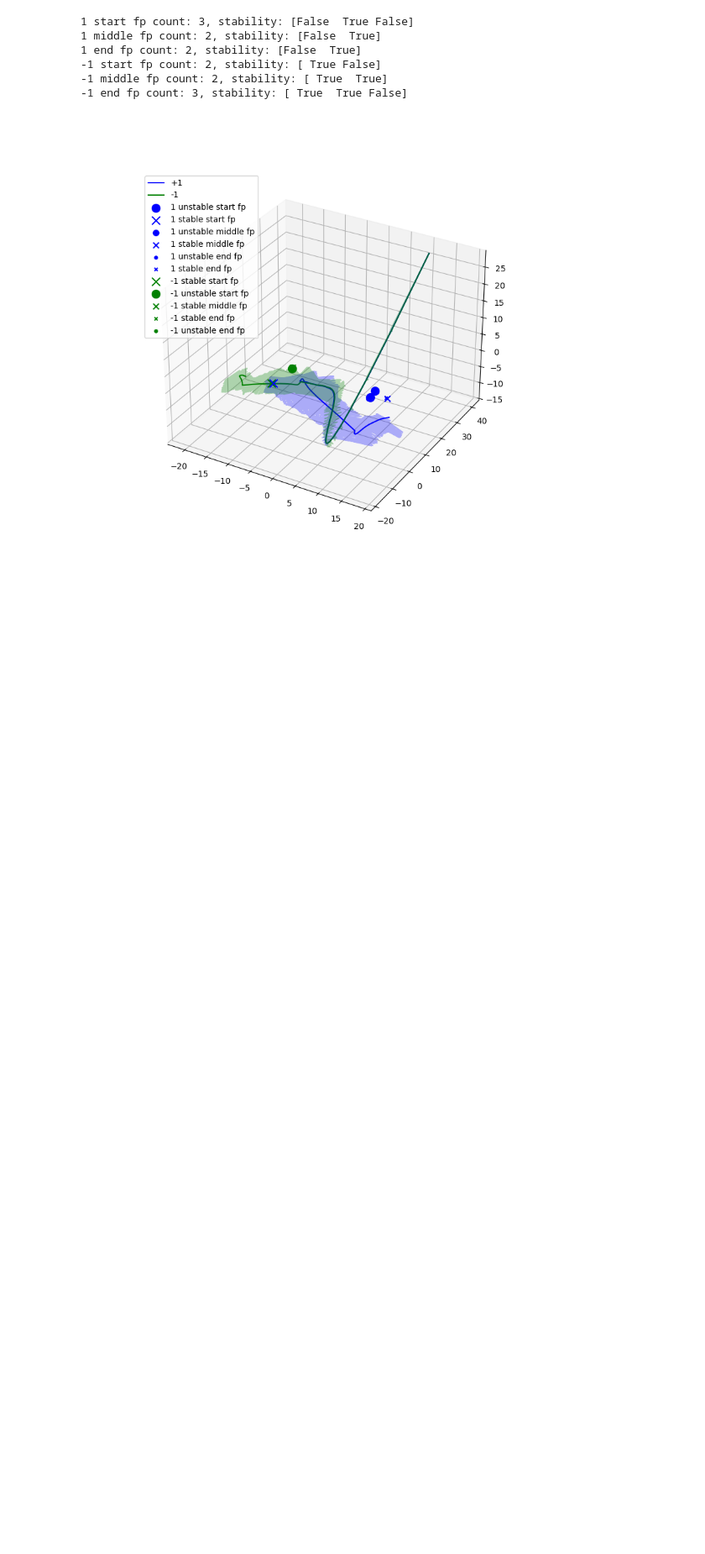
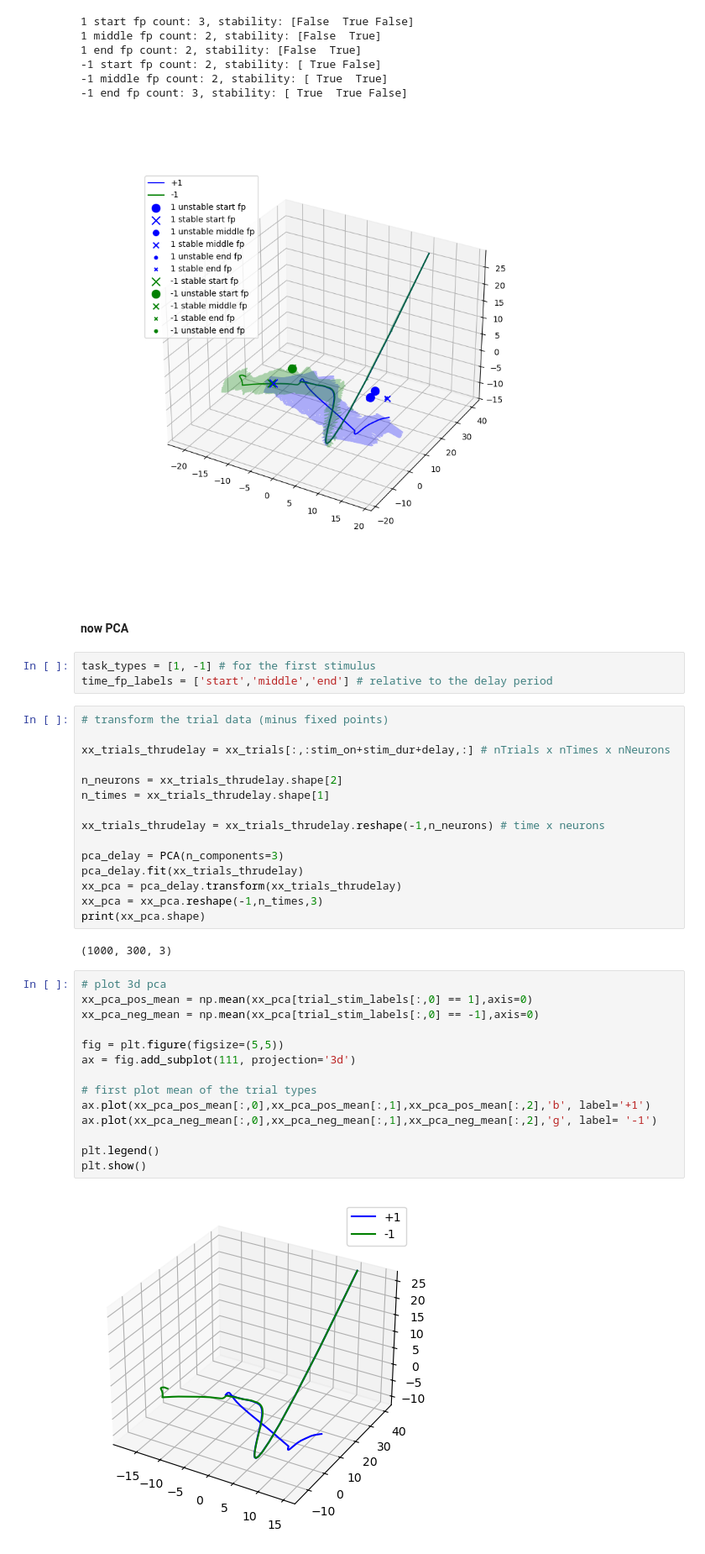
Before and after one commit to renee-tung/spikeRNN, a Jupyter notebook: analysis_code/trajectory/model_fixed_point_v2.ipynb, the cells around one changed output. Shown at 84% size. Saved outputs shown, nothing was run; the diff lists cells and outputs as text; blank space fills up the shorter version.

```diff
--- a/analysis_code/trajectory/model_fixed_point_v2.ipynb
+++ b/analysis_code/trajectory/model_fixed_point_v2.ipynb
@@ -641,3 +641,41 @@ tu.plot_fixed_pts(fixed_pt_results, model_results_dir, settings,
 -1 middle fp count: 2, stability: [ True  True]
 -1 end fp count: 3, stability: [ True  True False]
 [figure]
+# %% [markdown]
+#### now PCA
+# %%
+task_types = [1, -1] # for the first stimulus
+time_fp_labels = ['start','middle','end'] # relative to the delay period
+# %%
+# transform the trial data (minus fixed points)
+
+xx_trials_thrudelay = xx_trials[:,:stim_on+stim_dur+delay,:] # nTrials x nTimes x nNeurons
+
+n_neurons = xx_trials_thrudelay.shape[2]
+n_times = xx_trials_thrudelay.shape[1]
+
+xx_trials_thrudelay = xx_trials_thrudelay.reshape(-1,n_neurons) # time x neurons
+
+pca_delay = PCA(n_components=3)
+pca_delay.fit(xx_trials_thrudelay)
+xx_pca = pca_delay.transform(xx_trials_thrudelay)
+xx_pca = xx_pca.reshape(-1,n_times,3)
+print(xx_pca.shape)
+# %% [output]
+(1000, 300, 3)
+# %%
+# plot 3d pca
+xx_pca_pos_mean = np.mean(xx_pca[trial_stim_labels[:,0] == 1],axis=0)
+xx_pca_neg_mean = np.mean(xx_pca[trial_stim_labels[:,0] == -1],axis=0)
+
+fig = plt.figure(figsize=(5,5))
+ax = fig.add_subplot(111, projection='3d')
+
+# first plot mean of the trial types
+ax.plot(xx_pca_pos_mean[:,0],xx_pca_pos_mean[:,1],xx_pca_pos_mean[:,2],'b', label='+1')
+ax.plot(xx_pca_neg_mean[:,0],xx_pca_neg_mean[:,1],xx_pca_neg_mean[:,2],'g', label= '-1')
+
+plt.legend()
+plt.show()
+# %% [output]
+[figure, added]
```
Also changed, not shown: parts of 5 cells of this notebook, 8 other files.
